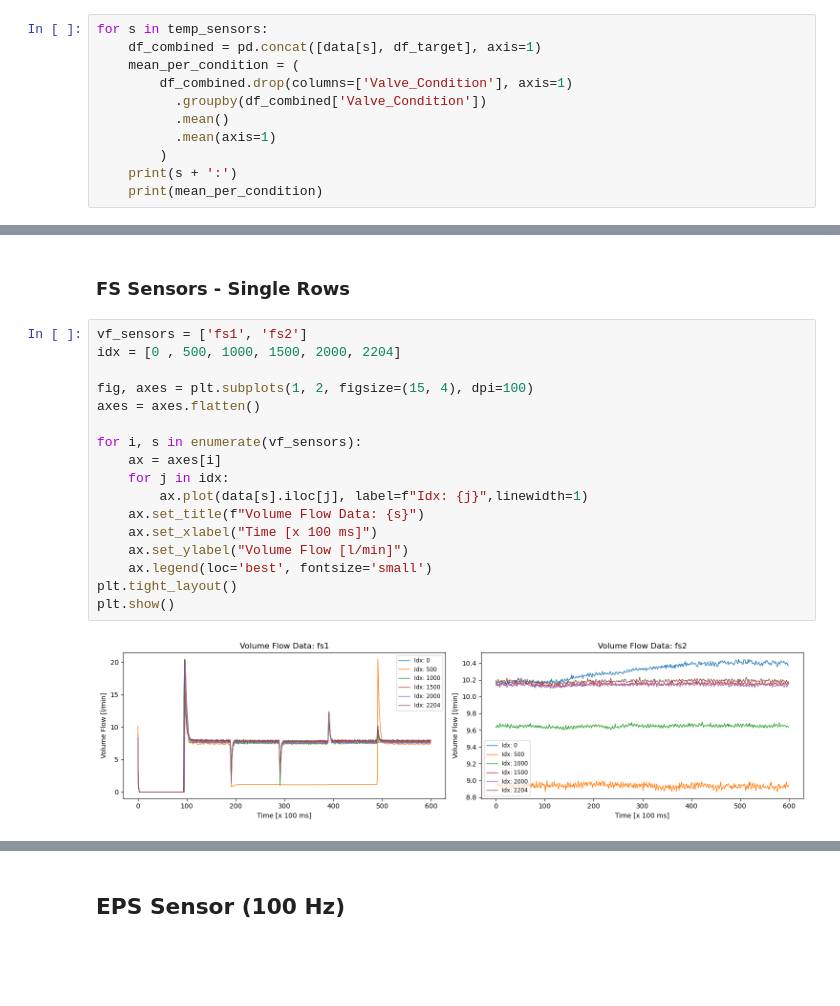
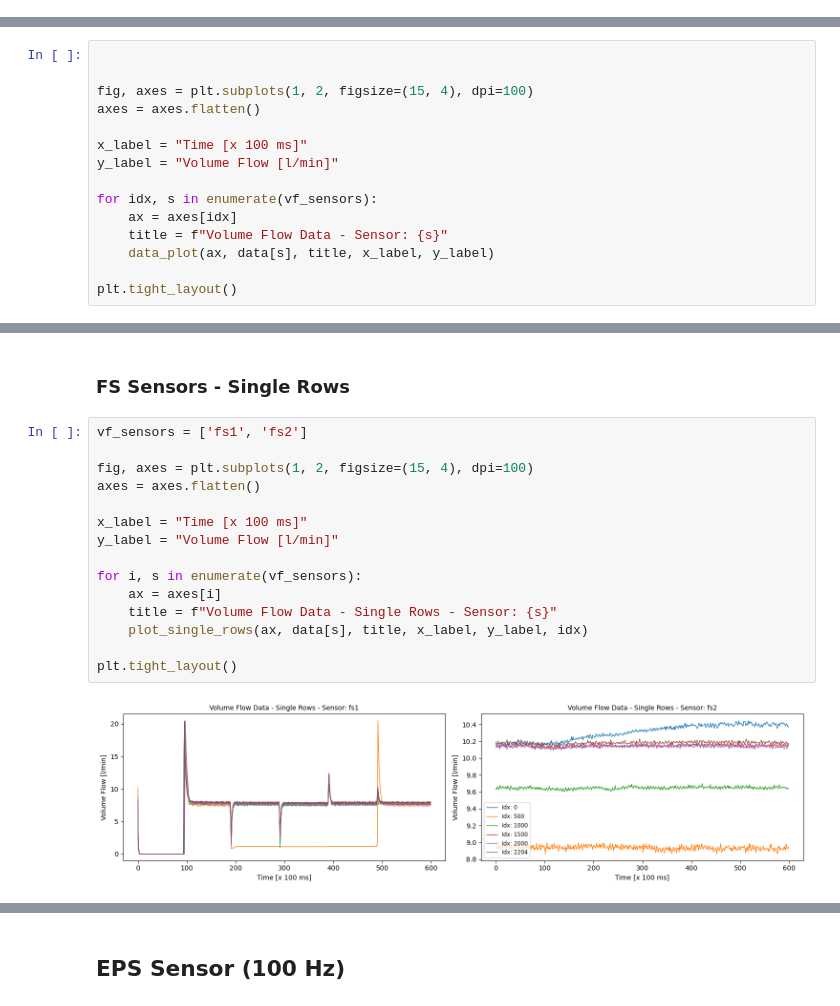
Before and after one commit to danielsaiger1/uni_projects, a Jupyter notebook: python_advanced/final_project/data_exploration_final.ipynb, the cells around one changed output, grey strips where cells are left out. Drawn from its saved outputs; the diff is of its cells as text; blank space fills up the shorter version.

```diff
--- a/python_advanced/final_project/data_exploration_final.ipynb
+++ b/python_advanced/final_project/data_exploration_final.ipynb
@@ -327,11 +277,0 @@ plt.show()
-# %%
-for s in temp_sensors:
-    df_combined = pd.concat([data[s], df_target], axis=1)
-    mean_per_condition = (
-        df_combined.drop(columns=['Valve_Condition'], axis=1)
-          .groupby(df_combined['Valve_Condition'])
-          .mean()
-          .mean(axis=1)
-        )
-    print(s + ':')
-    print(mean_per_condition)
@@ -378,0 +302,15 @@ plt.show()
+# %%
+
+
+fig, axes = plt.subplots(1, 2, figsize=(15, 4), dpi=100)
+axes = axes.flatten()
+
+x_label = "Time [x 100 ms]"
+y_label = "Volume Flow [l/min]"
+
+for idx, s in enumerate(vf_sensors):
+    ax = axes[idx]
+    title = f"Volume Flow Data - Sensor: {s}"
+    data_plot(ax, data[s], title, x_label, y_label)
+
+plt.tight_layout()
@@ -380,20 +320,18 @@ plt.show()
 <h3>FS Sensors - Single Rows </h3>
 # %%
 vf_sensors = ['fs1', 'fs2']
-idx = [0 , 500, 1000, 1500, 2000, 2204]
 
 fig, axes = plt.subplots(1, 2, figsize=(15, 4), dpi=100)
 axes = axes.flatten()
 
+x_label = "Time [x 100 ms]"
+y_label = "Volume Flow [l/min]"
+
 for i, s in enumerate(vf_sensors):
     ax = axes[i]
-    for j in idx:
-        ax.plot(data[s].iloc[j], label=f"Idx: {j}",linewidth=1)
-    ax.set_title(f"Volume Flow Data: {s}")
-    ax.set_xlabel("Time [x 100 ms]")
-    ax.set_ylabel("Volume Flow [l/min]")
-    ax.legend(loc='best', fontsize='small')
+    title = f"Volume Flow Data - Single Rows - Sensor: {s}"
+    plot_single_rows(ax, data[s], title, x_label, y_label, idx)
+
 plt.tight_layout()
-plt.show()
 # %% [output]
-[figure, old version]
+[figure, new version]
```
Also changed, not shown: parts of 48 cells of this notebook.
